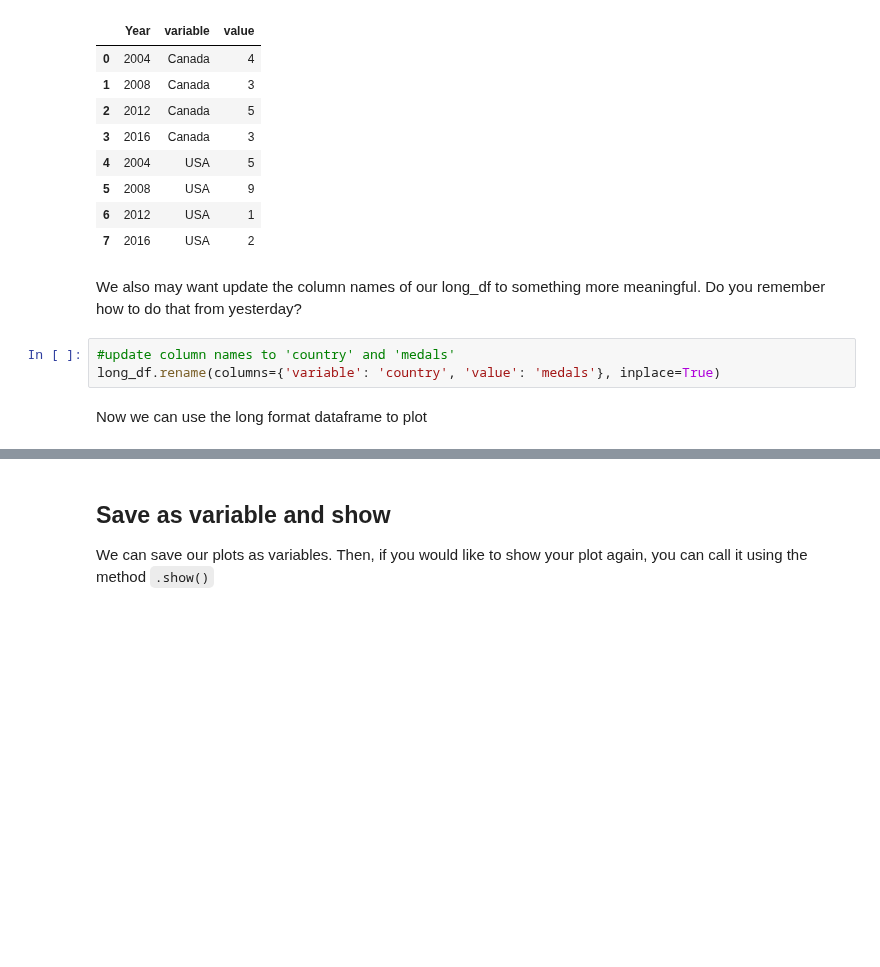
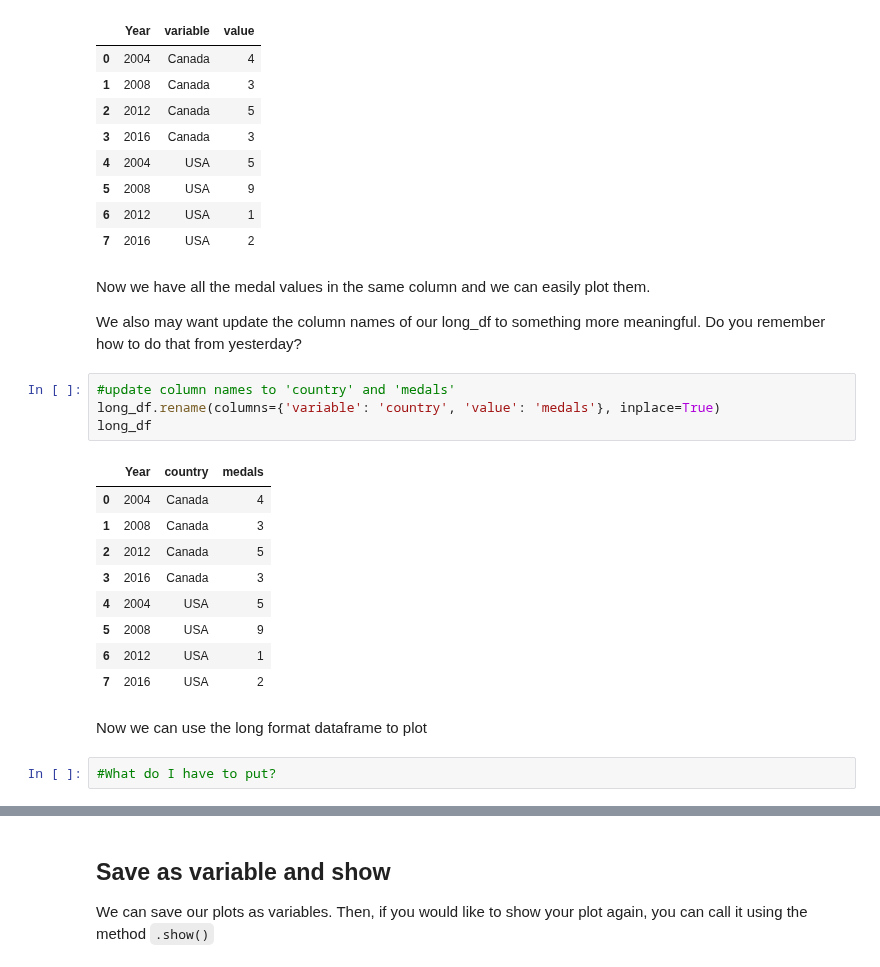
Before and after one commit to Center-for-Health-Data-Science/PythonTsunami, a Jupyter notebook: Visualizations/plotly.ipynb, the cells around one changed output, grey strips where cells are left out. Saved outputs shown, nothing was run; the diff lists cells and outputs as text; blank space fills up the shorter version.

```diff
--- a/Visualizations/plotly.ipynb
+++ b/Visualizations/plotly.ipynb
@@ -123,10 +98,25 @@ long_df
 | 6 | 2012 | USA | 1 |
 | 7 | 2016 | USA | 2 |
 # %% [markdown]
+Now we have all the medal values in the same column and we can easily plot them.
+
 We also may want update the column names of our long_df to something more meaningful. Do you remember how to do that from yesterday?
 # %%
 #update column names to 'country' and 'medals'
 long_df.rename(columns={'variable': 'country', 'value': 'medals'}, inplace=True)
+long_df
+# %% [output]
+|  | Year | country | medals |
+| 0 | 2004 | Canada | 4 |
+| 1 | 2008 | Canada | 3 |
+| 2 | 2012 | Canada | 5 |
+| 3 | 2016 | Canada | 3 |
+| 4 | 2004 | USA | 5 |
+| 5 | 2008 | USA | 9 |
+| 6 | 2012 | USA | 1 |
+| 7 | 2016 | USA | 2 |
 # %% [markdown]
 Now we can use the long format dataframe to plot
+# %%
+#What do I have to put?
 # %%
```
Also changed, not shown: parts of 129 cells of this notebook, 5 other files.
